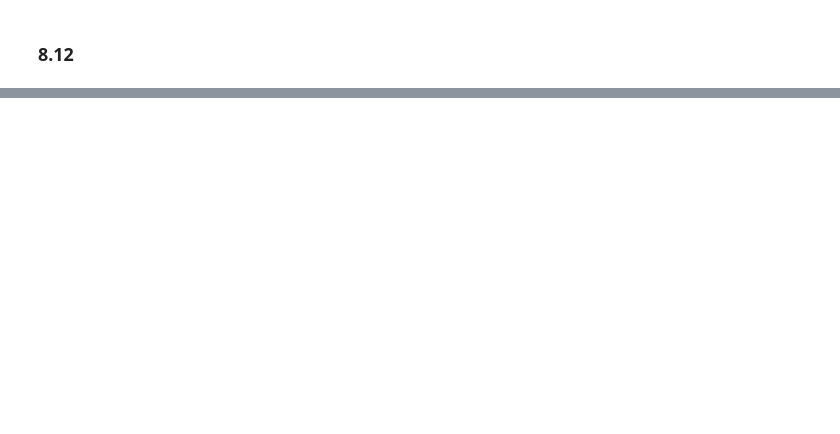
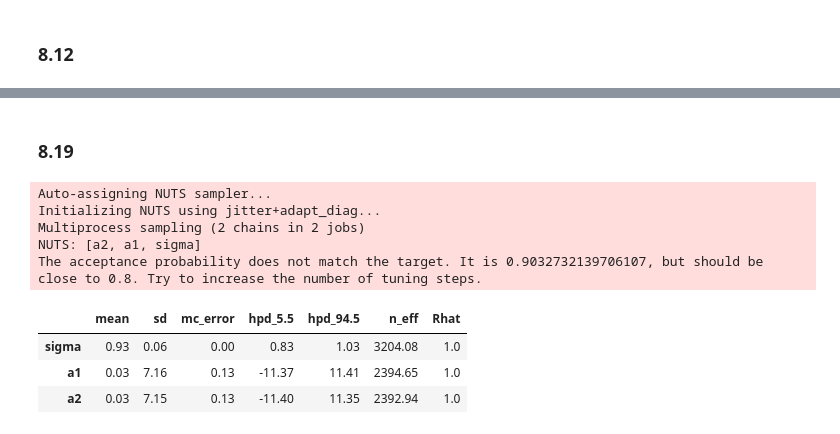
Before and after one commit to grinnbearit/statistical_rethinking, a Jupyter notebook: chapter_8.ipynb, the cells around one changed output, grey strips where cells are left out. Drawn from its saved outputs; the diff is of its cells as text; code cells hidden in the pictures; blank space fills up the shorter version.

```diff
--- a/chapter_8.ipynb
+++ b/chapter_8.ipynb
@@ -197,0 +295,23 @@ pm.traceplot(trace8_1stan, varnames=["a", "bR", "bA", "bAR", "sigma"]);
+# %% [markdown]
+### 8.19
+# %%
+with pm.Model() as m8_5:
+    sigma = pm.HalfCauchy("sigma", 1)
+    a1 = pm.Normal("a1", mu=0, sd=10)
+    a2 = pm.Normal("a2", mu=0, sd=10)
+    mu = pm.Deterministic("mu", a1 + a2)
+    y_obs = pm.Normal("y_obs", mu=mu, sd=sigma, observed=y)
+    trace8_5 = pm.sample(draws=4000, tune=1000)
+
+(pm.summary(trace8_5, alpha=0.11, varnames=["sigma", "a1", "a2"])
+ .round(2))
+# %% [output]
+Auto-assigning NUTS sampler...
+Initializing NUTS using jitter+adapt_diag...
+Multiprocess sampling (2 chains in 2 jobs)
+NUTS: [a2, a1, sigma]
+The acceptance probability does not match the target. It is 0.9032732139706107, but should be close to 0.8. Try to increase the number of tuning steps.
+|  | mean | sd | mc_error | hpd_5.5 | hpd_94.5 | n_eff | Rhat |
+| sigma | 0.93 | 0.06 | 0.00 | 0.83 | 1.03 | 3204.08 | 1.0 |
+| a1 | 0.03 | 7.16 | 0.13 | -11.37 | 11.41 | 2394.65 | 1.0 |
+| a2 | 0.03 | 7.15 | 0.13 | -11.40 | 11.35 | 2392.94 | 1.0 |
```
Also changed, not shown: parts of 21 cells of this notebook.
